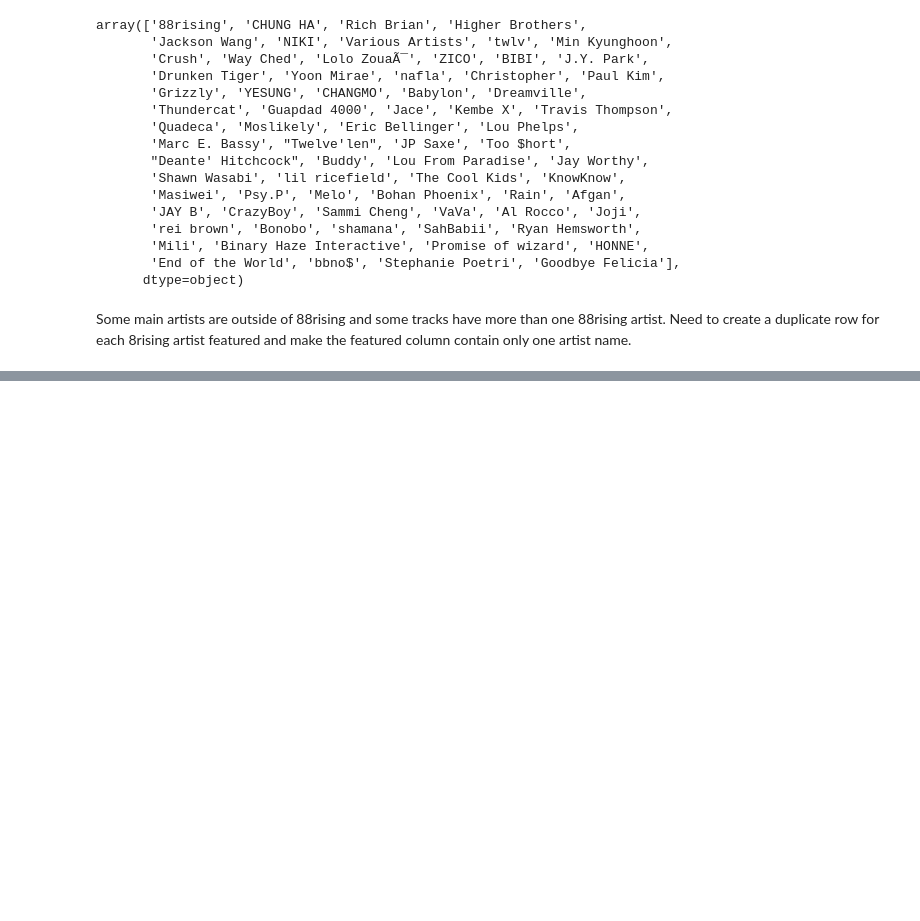
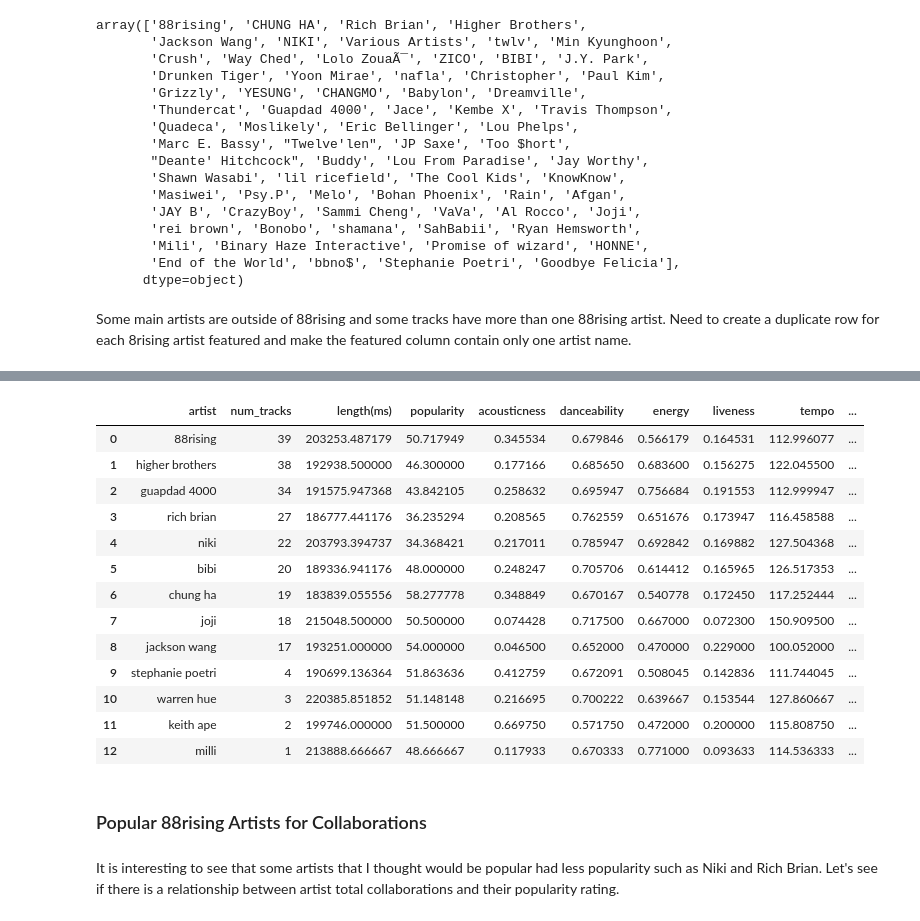
Before and after one commit to jeugenio103/Project-3, a Jupyter notebook: Collabs/collabs_analysis.ipynb, the cells around one changed output, grey strips where cells are left out. Cells and saved outputs as stored; diff of their text form; code cells hidden in the pictures; blank space fills up the shorter version.

Commit message:
Visualize popularity and num collab tracks

```diff
--- a/Collabs/collabs_analysis.ipynb
+++ b/Collabs/collabs_analysis.ipynb
@@ -281,0 +315,6 @@ dup_all_collabs.head()
+# %%
+# Filter data to only include featured_artist within 88rising
+no_na_all_collabs['featured_artist'] = no_na_all_collabs['featured_artist'].apply(lambda x: x.lower())
+# %%
+featured_88_only = no_na_all_collabs.loc[no_na_all_collabs['featured_artist'].isin(lowercase_artists)]
+featured_88_only.head()
@@ -281,0 +328,5 @@ dup_all_collabs.head()
+# %%
+feat_88_freq = featured_88_only['featured_artist'].value_counts().to_frame()
+feat_88_freq.reset_index(inplace=True)
+feat_88_freq = feat_88_freq.rename(columns={'index':'artist','featured_artist':'num_tracks'})
+feat_88_freq
@@ -281,0 +348,6 @@ dup_all_collabs.head()
+# %%
+# Gather averages data and append to feat_88_freq
+feat_88_grp = featured_88_only.groupby('featured_artist')
+feat_88_grp=feat_88_grp.mean()
+feat_88_grp.reset_index(inplace=True)
+feat_88_grp
@@ -281,0 +369,21 @@ dup_all_collabs.head()
+# %%
+feat_88_df = pd.concat([feat_88_freq,feat_88_grp], axis='columns')
+feat_88_df.drop(feat_88_df.columns[2], axis=1, inplace=True)
+feat_88_df
+# %% [output]
+|  | artist | num_tracks | length(ms) | popularity | acousticness | danceability | energy | liveness | tempo | ... |
+| 0 | 88rising | 39 | 203253.487179 | 50.717949 | 0.345534 | 0.679846 | 0.566179 | 0.164531 | 112.996077 | ... |
+| 1 | higher brothers | 38 | 192938.500000 | 46.300000 | 0.177166 | 0.685650 | 0.683600 | 0.156275 | 122.045500 | ... |
+| 2 | guapdad 4000 | 34 | 191575.947368 | 43.842105 | 0.258632 | 0.695947 | 0.756684 | 0.191553 | 112.999947 | ... |
+| 3 | rich brian | 27 | 186777.441176 | 36.235294 | 0.208565 | 0.762559 | 0.651676 | 0.173947 | 116.458588 | ... |
+| 4 | niki | 22 | 203793.394737 | 34.368421 | 0.217011 | 0.785947 | 0.692842 | 0.169882 | 127.504368 | ... |
+| 5 | bibi | 20 | 189336.941176 | 48.000000 | 0.248247 | 0.705706 | 0.614412 | 0.165965 | 126.517353 | ... |
+| 6 | chung ha | 19 | 183839.055556 | 58.277778 | 0.348849 | 0.670167 | 0.540778 | 0.172450 | 117.252444 | ... |
+| 7 | joji | 18 | 215048.500000 | 50.500000 | 0.074428 | 0.717500 | 0.667000 | 0.072300 | 150.909500 | ... |
+| 8 | jackson wang | 17 | 193251.000000 | 54.000000 | 0.046500 | 0.652000 | 0.470000 | 0.229000 | 100.052000 | ... |
+| 9 | stephanie poetri | 4 | 190699.136364 | 51.863636 | 0.412759 | 0.672091 | 0.508045 | 0.142836 | 111.744045 | ... |
+| 10 | warren hue | 3 | 220385.851852 | 51.148148 | 0.216695 | 0.700222 | 0.639667 | 0.153544 | 127.860667 | ... |
+| 11 | keith ape | 2 | 199746.000000 | 51.500000 | 0.669750 | 0.571750 | 0.472000 | 0.200000 | 115.808750 | ... |
+| 12 | milli | 1 | 213888.666667 | 48.666667 | 0.117933 | 0.670333 | 0.771000 | 0.093633 | 114.536333 | ... |
+# %% [markdown]
+### Popular 88rising Artists for Collaborations
@@ -281,0 +421,3 @@ dup_all_collabs.head()
+# %% [markdown]
+It is interesting to see that some artists that I thought would be popular had less popularity such as Niki and Rich Brian.
+Let's see if there is a relationship between artist total collaborations and their popularity rating.
```
Also changed, not shown: parts of 31 cells of this notebook.
